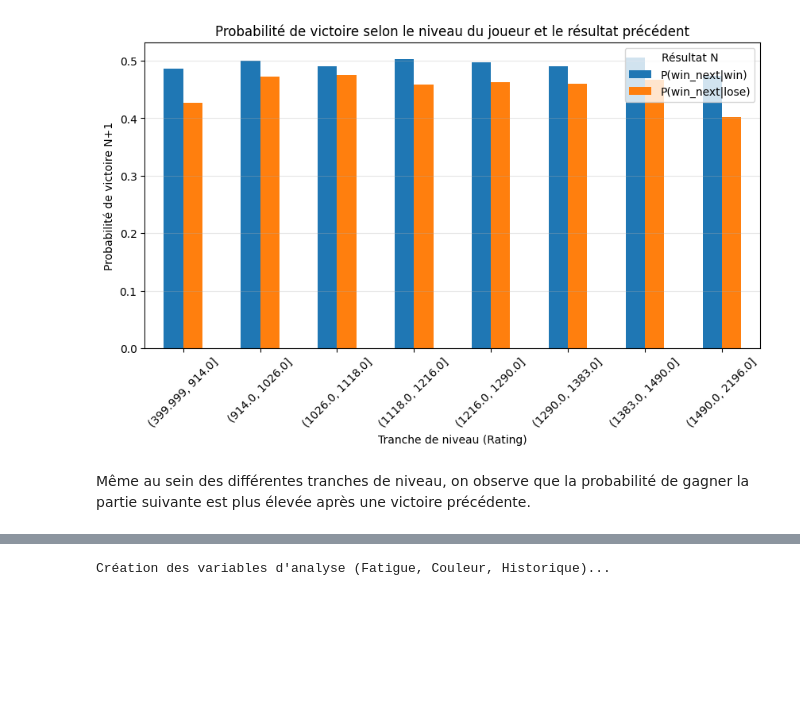
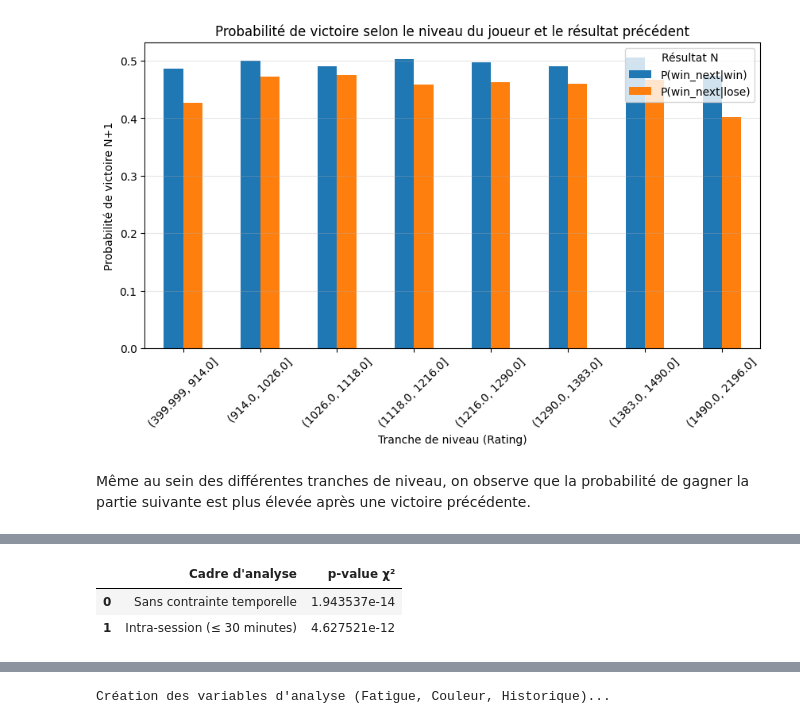
Before and after one commit to tristanTRT/Projet-info-2A, a Jupyter notebook: Scripts_analyse_data/Analyse_data.ipynb, the cells around one changed output, grey strips where cells are left out. Saved outputs shown, nothing was run; the diff lists cells and outputs as text; code cells hidden in the pictures; blank space fills up the shorter version.

```diff
--- a/Scripts_analyse_data/Analyse_data.ipynb
+++ b/Scripts_analyse_data/Analyse_data.ipynb
@@ -388,0 +484,32 @@ Même au sein des différentes tranches de niveau, on observe que la probabilit
+# %%
+# --- Dépendance brute (sans filtrage temporel) ---
+df_all = df_all.sort_values(["user_id", "date"]).reset_index(drop=True)
+df_all["win_next_brut"] = df_all.groupby("user_id")["win"].shift(-1)
+
+# --- Dépendance brute (sans filtrage temporel) ---
+df_brut = df_all.dropna(subset=["win_next_brut"])
+
+table_brut = pd.crosstab(df_brut["win"], df_brut["win_next_brut"])
+_, p_value_brut, _, _ = chi2_contingency(table_brut)
+
+# --- Dépendance intra-session ---
+table_session = pd.crosstab(df_session["win"], df_session["win_next_session"])
+_, p_value_session, _, _ = chi2_contingency(table_session)
+
+# Résumé comparatif
+summary_time = pd.DataFrame({
+    "Cadre d'analyse": [
+        "Sans contrainte temporelle",
+        "Intra-session (≤ 30 minutes)"
+    ],
+    "p-value χ²": [
+        p_value_brut,
+        p_value_session
+    ]
+})
+
+summary_time
+# %% [output]
+|  | Cadre d'analyse | p-value χ² |
+| 0 | Sans contrainte temporelle | 1.943537e-14 |
+| 1 | Intra-session (≤ 30 minutes) | 4.627521e-12 |
```
Also changed, not shown: parts of 30 cells of this notebook.
